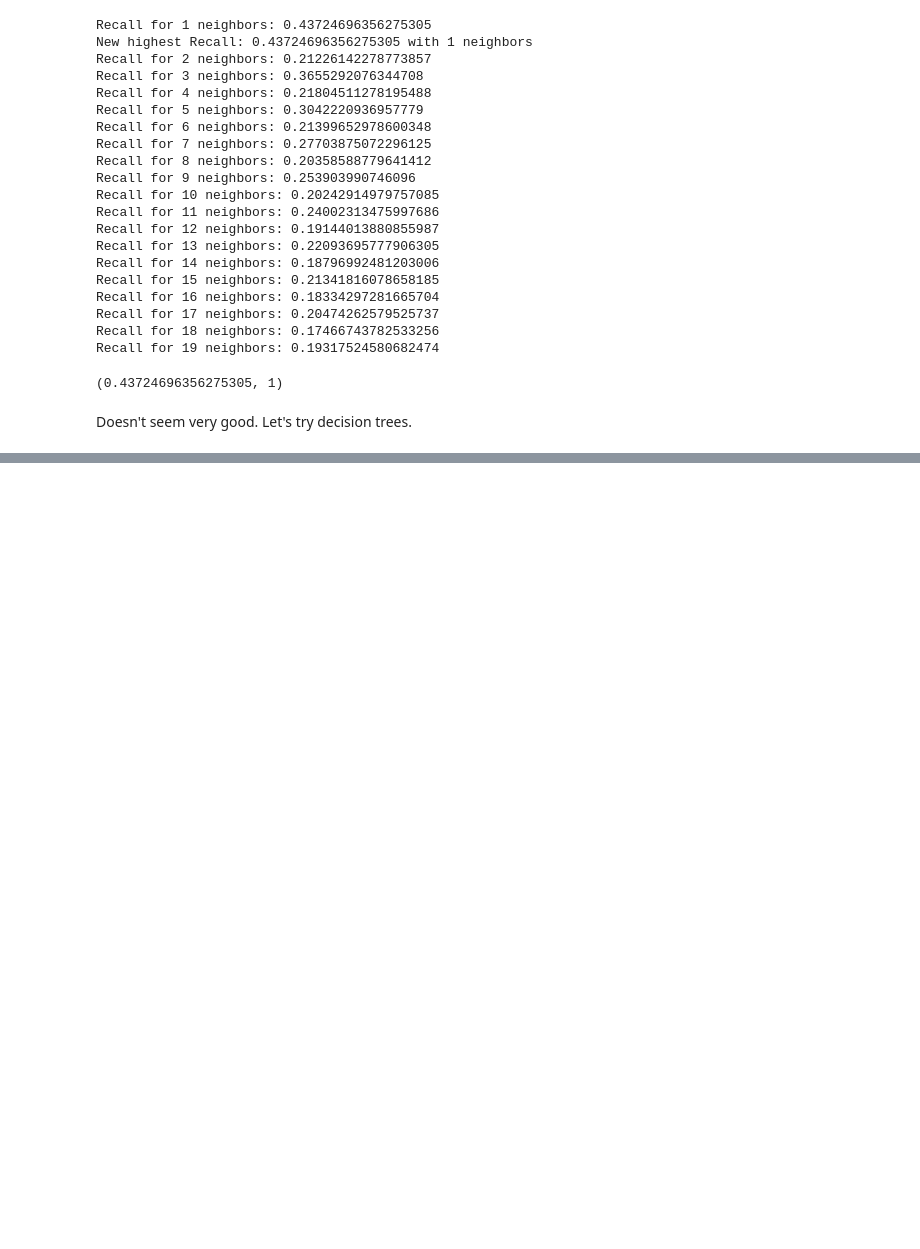
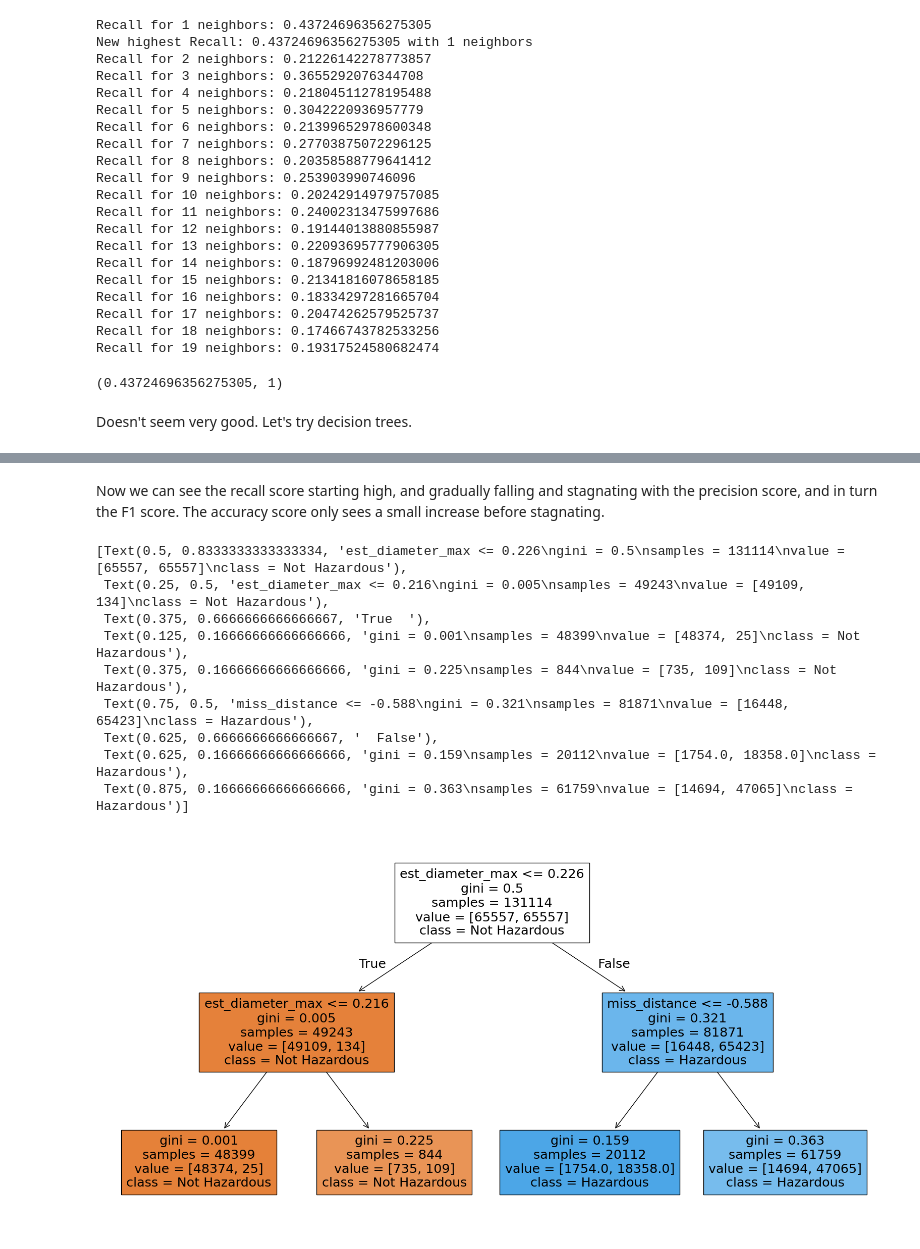
Before and after one commit to Ascyt/4chif_dsai_nasa-neo, a Jupyter notebook: program.ipynb, the cells around one changed output, grey strips where cells are left out. Drawn from its saved outputs; the diff is of its cells as text; code cells hidden in the pictures; blank space fills up the shorter version.

```diff
--- a/program.ipynb
+++ b/program.ipynb
@@ -150,7 +167,7 @@ Let's try to visualize the decision tree.
 # %%
 X_train, X_test, y_train, y_test = train_test_split(X, y, test_size=0.2, random_state=42)
 
-clf = DecisionTreeClassifier(random_state=42)
+clf = DecisionTreeClassifier(random_state=42, max_depth=2)
 clf.fit(X_train, y_train)
 
 y_pred = clf.predict(X_test)
@@ -276,6 +304,8 @@ Recall for 19 neighbors: 0.19317524580682474
 Doesn't seem very good. Let's try decision trees.
 # %%
 from sklearn.metrics import precision_score, recall_score, f1_score
+
+X_train, X_test, y_train, y_test = train_test_split(X, y, test_size=0.2, random_state=42)
 
 accuracies = []
 recalls = []
@@ -308,0 +394,26 @@ plt.show()
+# %% [markdown]
+Now we can see the recall score starting high, and gradually falling and stagnating with the precision score, and in turn the F1 score.
+The accuracy score only sees a small increase before stagnating.
+# %%
+# Visualize the decision tree
+from sklearn.tree import plot_tree
+import matplotlib.pyplot as plt
+
+
+clf = DecisionTreeClassifier(max_depth=2, random_state=42)
+
+clf.fit(X_train_resampled, y_train_resampled)
+
+plt.figure(figsize=(20, 10))
+plot_tree(clf, filled=True, feature_names=X.columns, class_names=['Not Hazardous', 'Hazardous'])
+# %% [output]
+[Text(0.5, 0.8333333333333334, 'est_diameter_max <= 0.226\ngini = 0.5\nsamples = 131114\nvalue = [65557, 65557]\nclass = Not Hazardous'),
+ Text(0.25, 0.5, 'est_diameter_max <= 0.216\ngini = 0.005\nsamples = 49243\nvalue = [49109, 134]\nclass = Not Hazardous'),
+ Text(0.375, 0.6666666666666667, 'True  '),
+ Text(0.125, 0.16666666666666666, 'gini = 0.001\nsamples = 48399\nvalue = [48374, 25]\nclass = Not Hazardous'),
+ Text(0.375, 0.16666666666666666, 'gini = 0.225\nsamples = 844\nvalue = [735, 109]\nclass = Not Hazardous'),
+ Text(0.75, 0.5, 'miss_distance <= -0.588\ngini = 0.321\nsamples = 81871\nvalue = [16448, 65423]\nclass = Hazardous'),
+ Text(0.625, 0.6666666666666667, '  False'),
+ Text(0.625, 0.16666666666666666, 'gini = 0.159\nsamples = 20112\nvalue = [1754.0, 18358.0]\nclass = Hazardous'),
+ Text(0.875, 0.16666666666666666, 'gini = 0.363\nsamples = 61759\nvalue = [14694, 47065]\nclass = Hazardous')]
+[figure, added]
```
Also changed, not shown: parts of 22 cells of this notebook, 1 other file.
